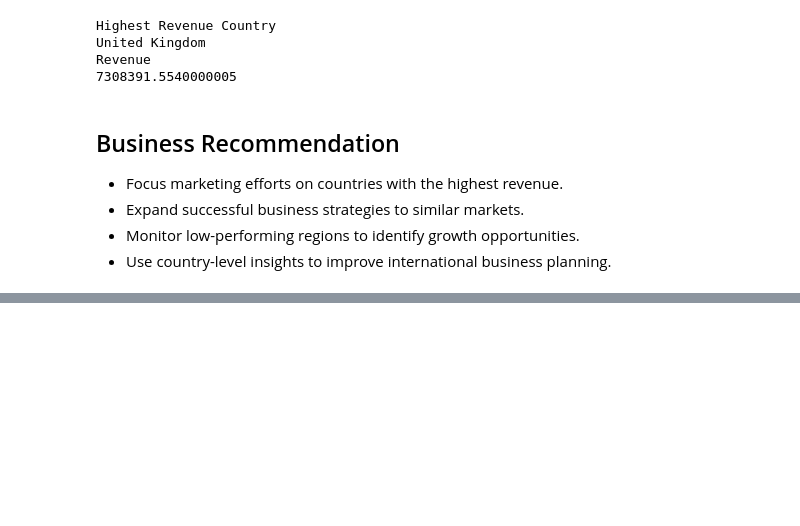
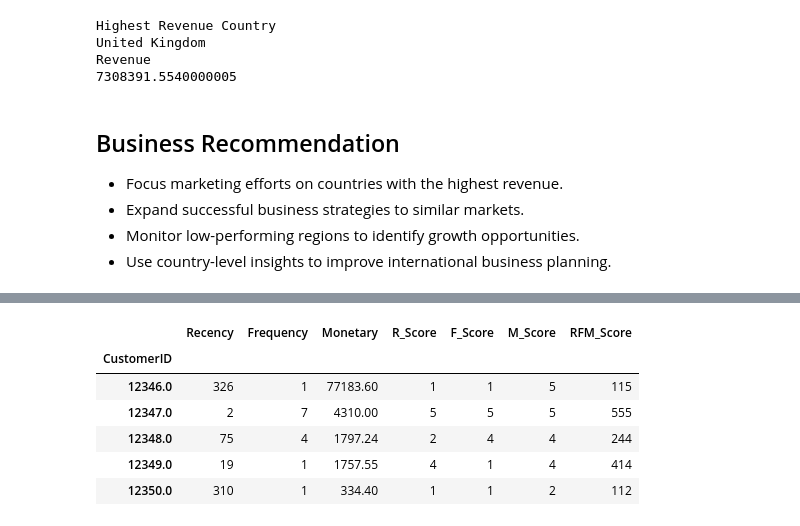
Before and after one commit to jyotidamji270804/cohort-retention-cltv-analysis, a Jupyter notebook: notebooks/02_cltv_analysis.ipynb, the cells around one changed output, grey strips where cells are left out. Saved outputs shown, nothing was run; the diff lists cells and outputs as text; code cells hidden in the pictures; blank space fills up the shorter version.

```diff
--- a/notebooks/02_cltv_analysis.ipynb
+++ b/notebooks/02_cltv_analysis.ipynb
@@ -549,0 +564,19 @@ Revenue
+# %%
+import pandas as pd
+
+# Ensure InvoiceDate is datetime
+df["InvoiceDate"] = pd.to_datetime(df["InvoiceDate"])
+
+# Latest date in the dataset
+snapshot_date = df["InvoiceDate"].max() + pd.Timedelta(days=1)
+
+# Build RFM table
+rfm = df.groupby("CustomerID").agg({
+    "InvoiceDate": lambda x: (snapshot_date - x.max()).days,
+    "InvoiceNo": "nunique",
+    "Sales": "sum"
+})
+
+rfm.columns = ["Recency", "Frequency", "Monetary"]
+
+rfm.head()
@@ -549,0 +609,16 @@ Revenue
+# %%
+rfm["RFM_Score"] = (
+    rfm["R_Score"].astype(str) +
+    rfm["F_Score"].astype(str) +
+    rfm["M_Score"].astype(str)
+)
+
+rfm.head()
+# %% [output]
+|  | Recency | Frequency | Monetary | R_Score | F_Score | M_Score | RFM_Score |
+| CustomerID |  |  |  |  |  |  |  |
+| 12346.0 | 326 | 1 | 77183.60 | 1 | 1 | 5 | 115 |
+| 12347.0 | 2 | 7 | 4310.00 | 5 | 5 | 5 | 555 |
+| 12348.0 | 75 | 4 | 1797.24 | 2 | 4 | 4 | 244 |
+| 12349.0 | 19 | 1 | 1757.55 | 4 | 1 | 4 | 414 |
+| 12350.0 | 310 | 1 | 334.40 | 1 | 1 | 2 | 112 |
```
Also changed, not shown: parts of 6 cells of this notebook.
